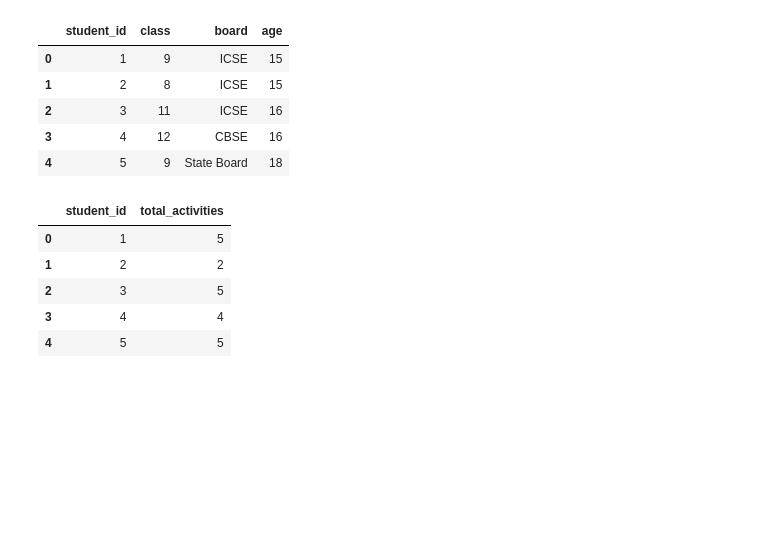
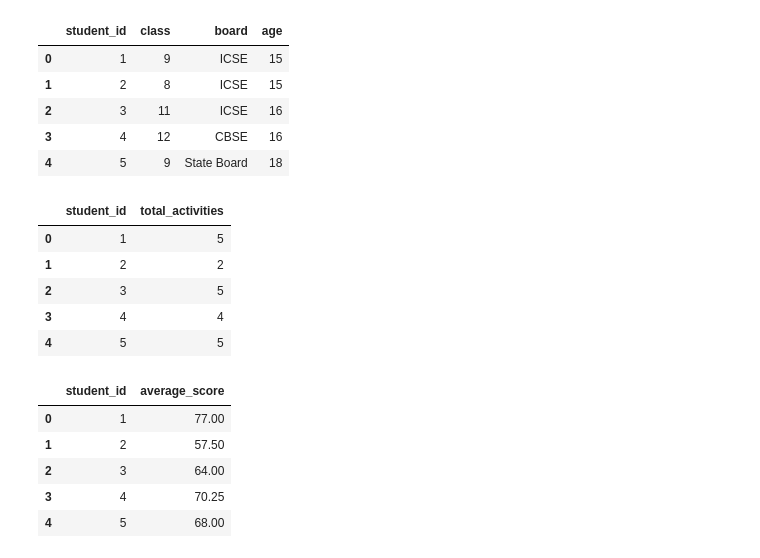
Before and after one commit to PrasastiBaitharu/ybi_foundation, a Jupyter notebook: YBI_45_DAY_INTERNSHIP.ipynb, the cells around one changed output. Drawn from its saved outputs; the diff is of its cells as text; code cells hidden in the pictures; blank space fills up the shorter version.

Commit message:
Average Activity Score

```diff
--- a/YBI_45_DAY_INTERNSHIP.ipynb
+++ b/YBI_45_DAY_INTERNSHIP.ipynb
@@ -421,3 +421,18 @@ activity_count.head()
 | 2 | 3 | 5 |
 | 3 | 4 | 4 |
 | 4 | 5 | 5 |
+# %%
+avg_score = (
+    activity.groupby("student_id")["score"]
+    .mean()
+    .reset_index(name="average_score")
+)
+
+avg_score.head()
+# %% [output]
+|  | student_id | average_score |
+| 0 | 1 | 77.00 |
+| 1 | 2 | 57.50 |
+| 2 | 3 | 64.00 |
+| 3 | 4 | 70.25 |
+| 4 | 5 | 68.00 |
```
Also changed, not shown: parts of 1 cell of this notebook.
